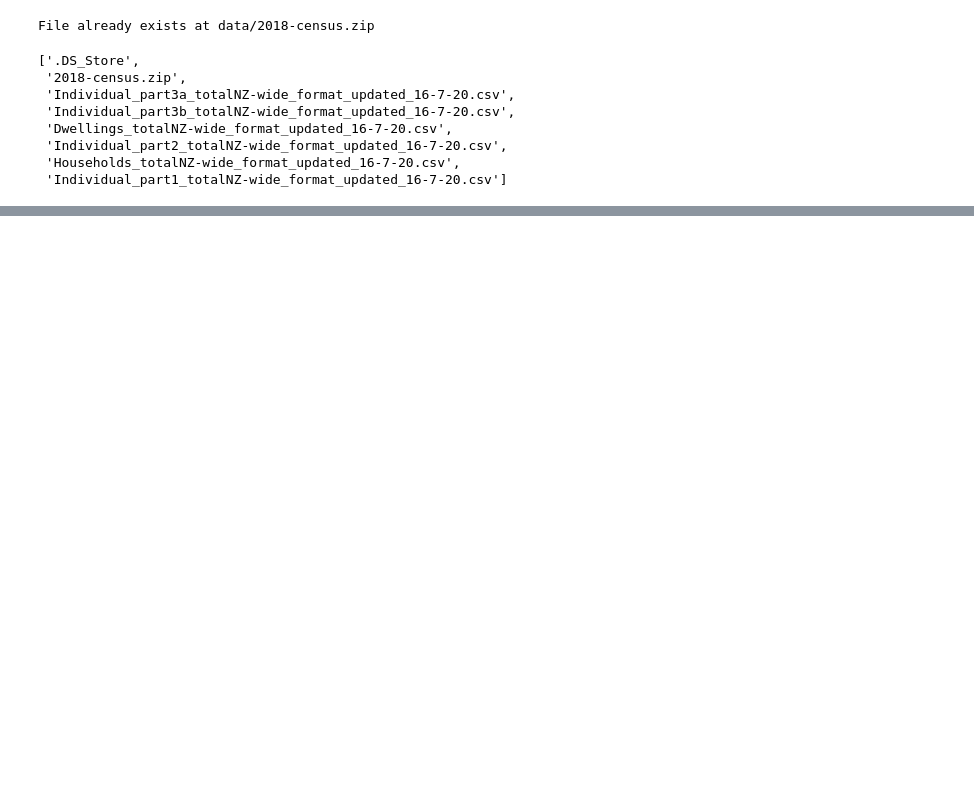
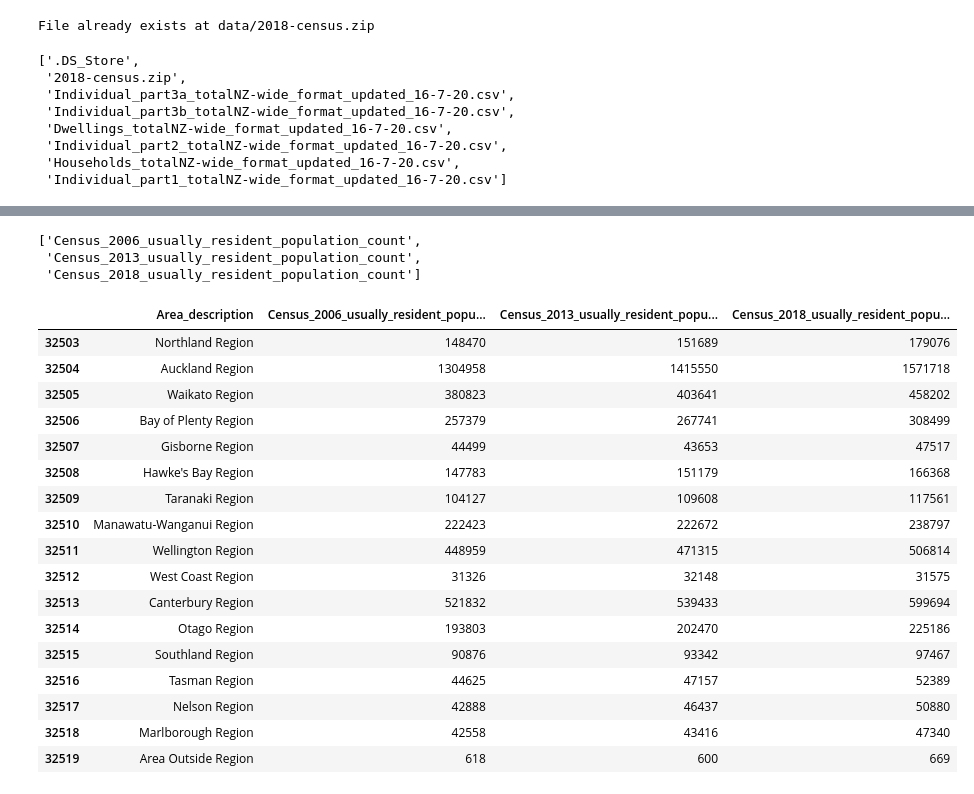
Before and after one commit to hlm628/hackanoho-2025, a Jupyter notebook: hackanoho-2025.ipynb, the cells around one changed output, grey strips where cells are left out. Cells and saved outputs as stored; diff of their text form; code cells hidden in the pictures; blank space fills up the shorter version.

```diff
--- a/hackanoho-2025.ipynb
+++ b/hackanoho-2025.ipynb
@@ -78,0 +382,30 @@ df.head()
+# %%
+# let's start by tracking population changes by regional council across the various censi
+# get the columns from RC_df which end with "usually resident population count"
+pop_cols = [c for c in RC_df.columns if c.endswith('usually_resident_population_count')]
+pop_cols
+# %% [output]
+['Census_2006_usually_resident_population_count',
+ 'Census_2013_usually_resident_population_count',
+ 'Census_2018_usually_resident_population_count']
+# %%
+RC_df.loc[:, ['Area_description']+pop_cols]
+# %% [output]
+|  | Area_description | Census_2006_usually_resident_popu... | Census_2013_usually_resident_popu... | Census_2018_usually_resident_popu... |
+| 32503 | Northland Region | 148470 | 151689 | 179076 |
+| 32504 | Auckland Region | 1304958 | 1415550 | 1571718 |
+| 32505 | Waikato Region | 380823 | 403641 | 458202 |
+| 32506 | Bay of Plenty Region | 257379 | 267741 | 308499 |
+| 32507 | Gisborne Region | 44499 | 43653 | 47517 |
+| 32508 | Hawke's Bay Region | 147783 | 151179 | 166368 |
+| 32509 | Taranaki Region | 104127 | 109608 | 117561 |
+| 32510 | Manawatu-Wanganui Region | 222423 | 222672 | 238797 |
+| 32511 | Wellington Region | 448959 | 471315 | 506814 |
+| 32512 | West Coast Region | 31326 | 32148 | 31575 |
+| 32513 | Canterbury Region | 521832 | 539433 | 599694 |
+| 32514 | Otago Region | 193803 | 202470 | 225186 |
+| 32515 | Southland Region | 90876 | 93342 | 97467 |
+| 32516 | Tasman Region | 44625 | 47157 | 52389 |
+| 32517 | Nelson Region | 42888 | 46437 | 50880 |
+| 32518 | Marlborough Region | 42558 | 43416 | 47340 |
+| 32519 | Area Outside Region | 618 | 600 | 669 |
```
Also changed, not shown: parts of 29 cells of this notebook, 2 other files.
